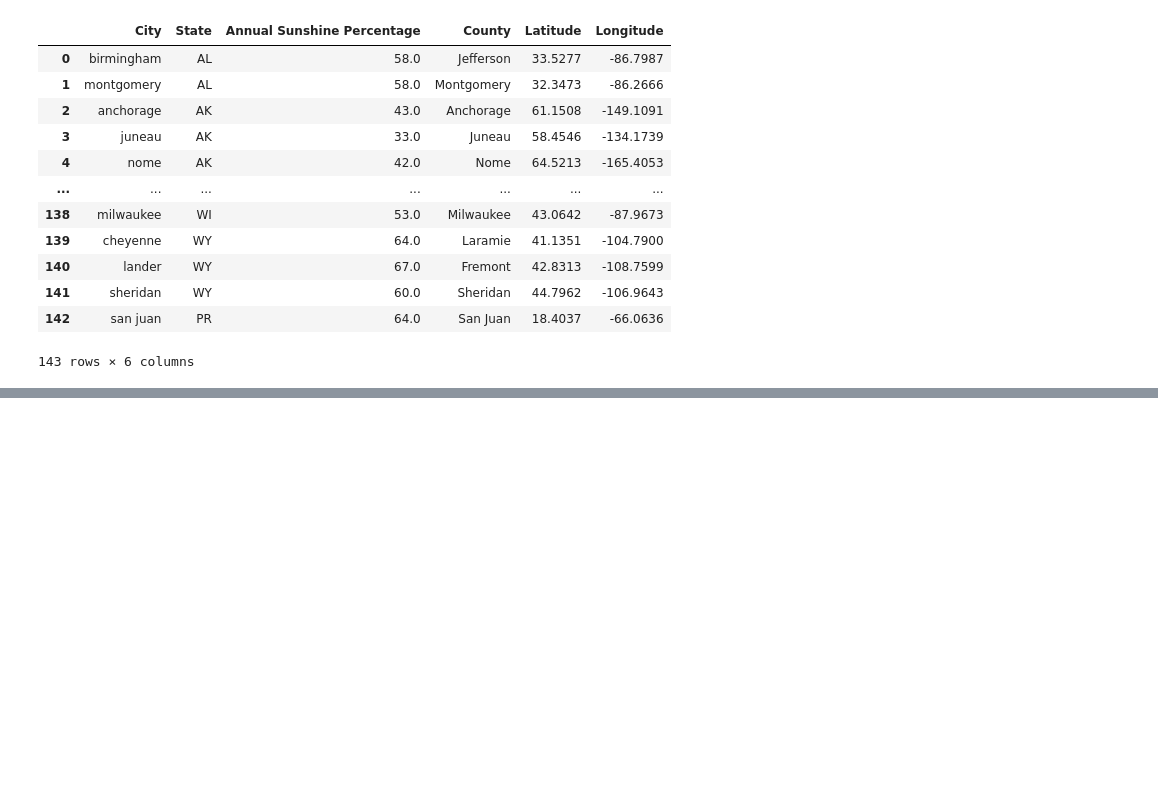
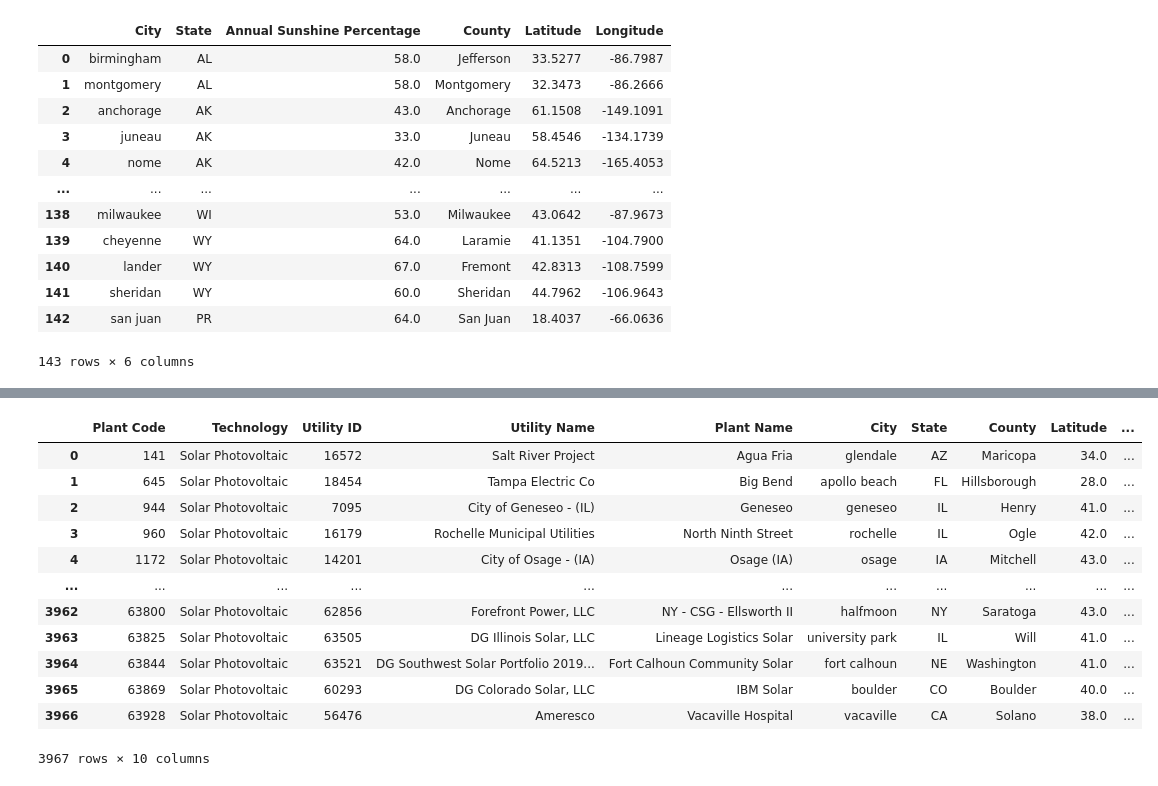
Before and after one commit to AustinRCole/Solar_ETL, a Jupyter notebook: Solar_1.ipynb, the cells around one changed output, grey strips where cells are left out. Saved outputs shown, nothing was run; the diff lists cells and outputs as text; code cells hidden in the pictures; blank space fills up the shorter version.

Commit message:
rounded coord merge

```diff
--- a/Solar_1.ipynb
+++ b/Solar_1.ipynb
@@ -125,0 +153,17 @@ county_merge
+# %%
+solar_plants_round = solar_plants.round({'Latitude': 0, 'Longitude': 0})
+solar_plants_round
+# %% [output]
+|  | Plant Code | Technology | Utility ID | Utility Name | Plant Name | City | State | County | Latitude | ... |
+| 0 | 141 | Solar Photovoltaic | 16572 | Salt River Project | Agua Fria | glendale | AZ | Maricopa | 34.0 | ... |
+| 1 | 645 | Solar Photovoltaic | 18454 | Tampa Electric Co | Big Bend | apollo beach | FL | Hillsborough | 28.0 | ... |
+| 2 | 944 | Solar Photovoltaic | 7095 | City of Geneseo - (IL) | Geneseo | geneseo | IL | Henry | 41.0 | ... |
+| 3 | 960 | Solar Photovoltaic | 16179 | Rochelle Municipal Utilities | North Ninth Street | rochelle | IL | Ogle | 42.0 | ... |
+| 4 | 1172 | Solar Photovoltaic | 14201 | City of Osage - (IA) | Osage (IA) | osage | IA | Mitchell | 43.0 | ... |
+| ... | ... | ... | ... | ... | ... | ... | ... | ... | ... | ... |
+| 3962 | 63800 | Solar Photovoltaic | 62856 | Forefront Power, LLC | NY - CSG - Ellsworth II | halfmoon | NY | Saratoga | 43.0 | ... |
+| 3963 | 63825 | Solar Photovoltaic | 63505 | DG Illinois Solar, LLC | Lineage Logistics Solar | university park | IL | Will | 41.0 | ... |
+| 3964 | 63844 | Solar Photovoltaic | 63521 | DG Southwest Solar Portfolio 2019... | Fort Calhoun Community Solar | fort calhoun | NE | Washington | 41.0 | ... |
+| 3965 | 63869 | Solar Photovoltaic | 60293 | DG Colorado Solar, LLC | IBM Solar | boulder | CO | Boulder | 40.0 | ... |
+| 3966 | 63928 | Solar Photovoltaic | 56476 | Ameresco | Vacaville Hospital | vacaville | CA | Solano | 38.0 | ... |
+3967 rows × 10 columns
```
Also changed, not shown: parts of 7 cells of this notebook.
